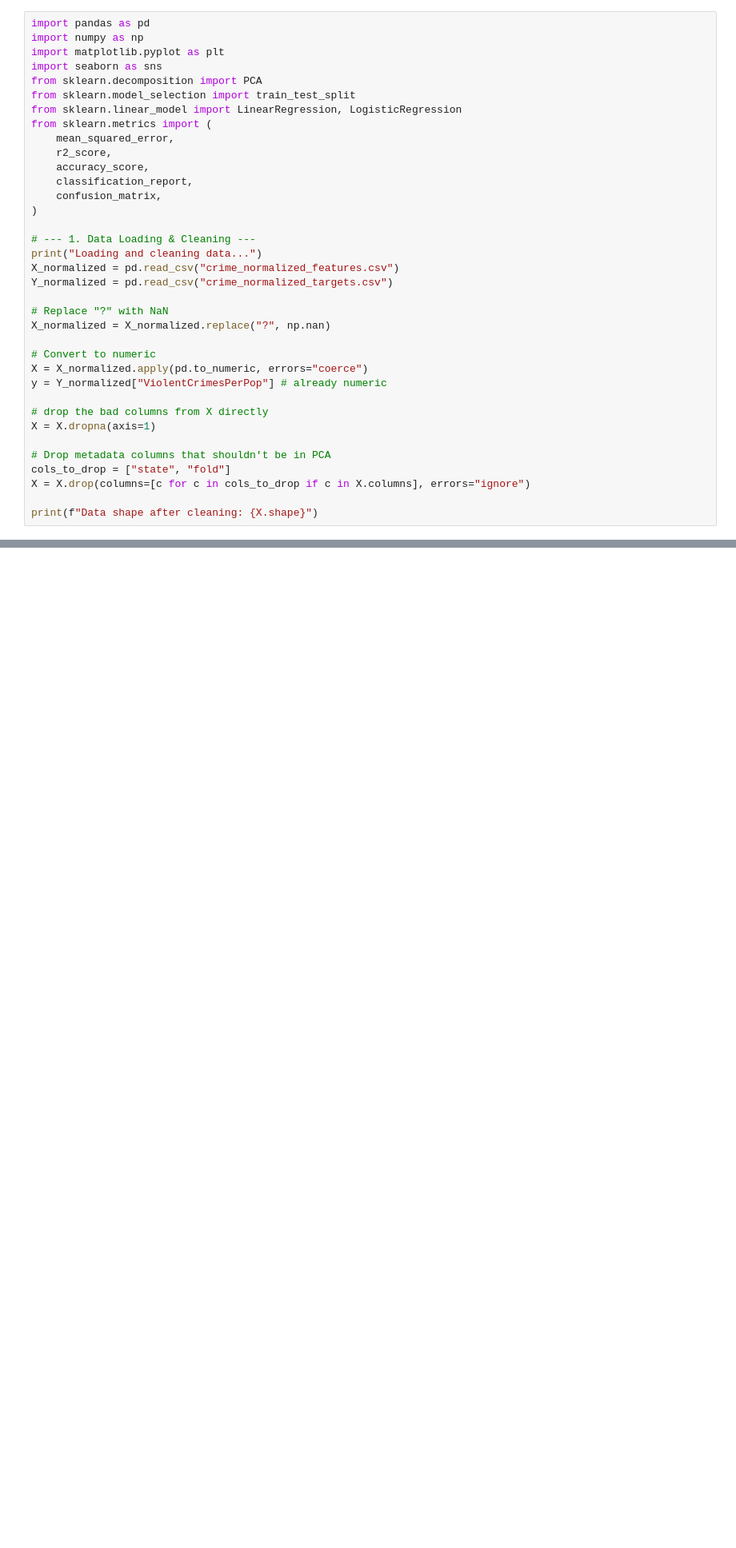
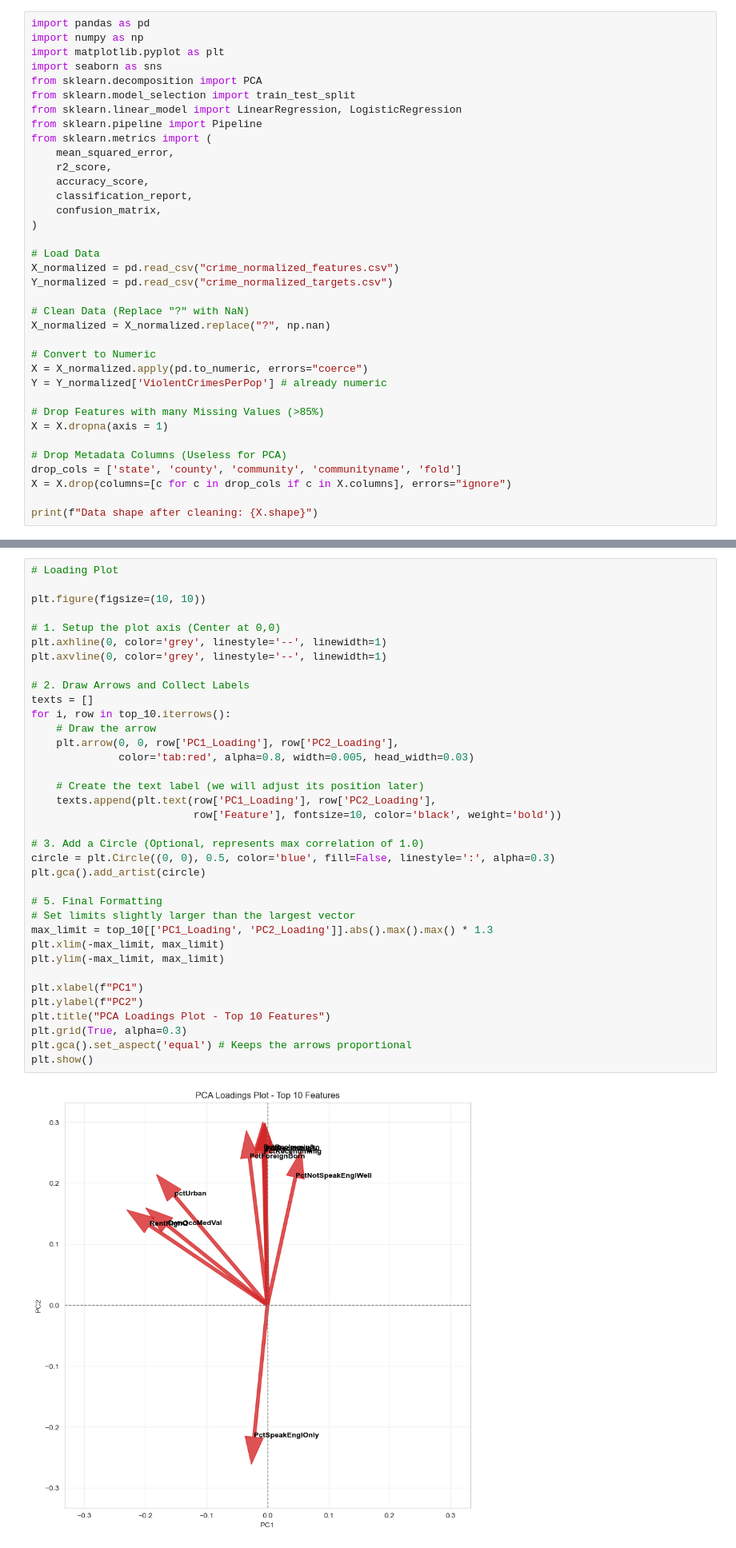
Before and after one commit to hashemwa/stt_810_project, a Jupyter notebook: AutoPCA.ipynb, the cells around one changed output, grey strips where cells are left out. Shown: that part at 80% size. Drawn from its saved outputs; the diff is of its cells as text; blank space fills up the shorter version.

Commit message:
plots and fix data leakage

```diff
--- a/AutoPCA.ipynb
+++ b/AutoPCA.ipynb
@@ -6,6 +19,7 @@ import seaborn as sns
 from sklearn.decomposition import PCA
 from sklearn.model_selection import train_test_split
 from sklearn.linear_model import LinearRegression, LogisticRegression
+from sklearn.pipeline import Pipeline
 from sklearn.metrics import (
     mean_squared_error,
     r2_score,
@@ -14,24 +28,23 @@ from sklearn.metrics import (
     confusion_matrix,
 )
 
-# --- 1. Data Loading & Cleaning ---
-print("Loading and cleaning data...")
+# Load Data
 X_normalized = pd.read_csv("crime_normalized_features.csv")
 Y_normalized = pd.read_csv("crime_normalized_targets.csv")
 
-# Replace "?" with NaN
+# Clean Data (Replace "?" with NaN)
 X_normalized = X_normalized.replace("?", np.nan)
 
-# Convert to numeric
+# Convert to Numeric
 X = X_normalized.apply(pd.to_numeric, errors="coerce")
-y = Y_normalized["ViolentCrimesPerPop"] # already numeric
+Y = Y_normalized['ViolentCrimesPerPop'] # already numeric
 
-# drop the bad columns from X directly
-X = X.dropna(axis=1)
+# Drop Features with many Missing Values (>85%)
+X = X.dropna(axis = 1)
 
-# Drop metadata columns that shouldn't be in PCA
-cols_to_drop = ["state", "fold"]
-X = X.drop(columns=[c for c in cols_to_drop if c in X.columns], errors="ignore")
+# Drop Metadata Columns (Useless for PCA)
+drop_cols = ['state', 'county', 'community', 'communityname', 'fold']
+X = X.drop(columns=[c for c in drop_cols if c in X.columns], errors="ignore")
 
 print(f"Data shape after cleaning: {X.shape}")
 # %% [output]
@@ -127 +132,39 @@ PctNotSpeakEnglWell  0.214605     0.045832     0.209654
+# %%
+# Loading Plot
+
+plt.figure(figsize=(10, 10))
+
+# 1. Setup the plot axis (Center at 0,0)
+plt.axhline(0, color='grey', linestyle='--', linewidth=1)
+plt.axvline(0, color='grey', linestyle='--', linewidth=1)
+
+# 2. Draw Arrows and Collect Labels
+texts = []
+for i, row in top_10.iterrows():
+    # Draw the arrow
+    plt.arrow(0, 0, row['PC1_Loading'], row['PC2_Loading'],
+              color='tab:red', alpha=0.8, width=0.005, head_width=0.03)
+
+    # Create the text label (we will adjust its position later)
+    texts.append(plt.text(row['PC1_Loading'], row['PC2_Loading'],
+                          row['Feature'], fontsize=10, color='black', weight='bold'))
+
+# 3. Add a Circle (Optional, represents max correlation of 1.0)
+circle = plt.Circle((0, 0), 0.5, color='blue', fill=False, linestyle=':', alpha=0.3)
+plt.gca().add_artist(circle)
+
+# 5. Final Formatting
+# Set limits slightly larger than the largest vector
+max_limit = top_10[['PC1_Loading', 'PC2_Loading']].abs().max().max() * 1.3
+plt.xlim(-max_limit, max_limit)
+plt.ylim(-max_limit, max_limit)
+
+plt.xlabel(f"PC1")
+plt.ylabel(f"PC2")
+plt.title("PCA Loadings Plot - Top 10 Features")
+plt.grid(True, alpha=0.3)
+plt.gca().set_aspect('equal') # Keeps the arrows proportional
+plt.show()
+# %% [output]
+[figure, added]
 # %%
```
Also changed, not shown: parts of 11 cells of this notebook.
